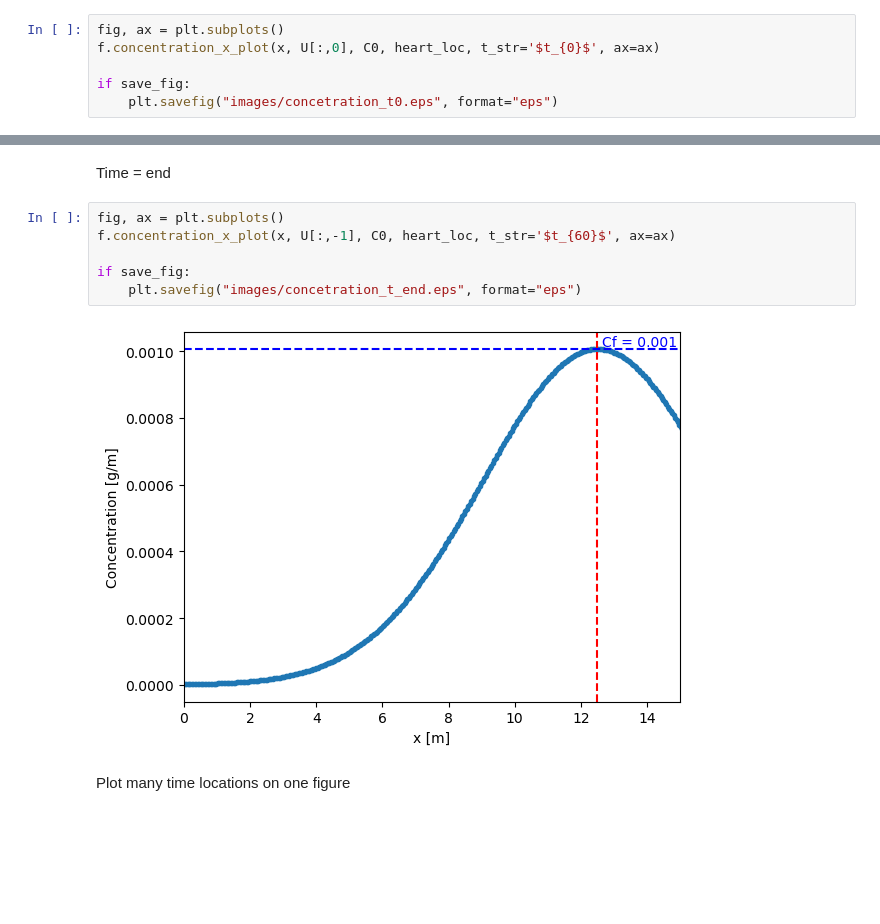
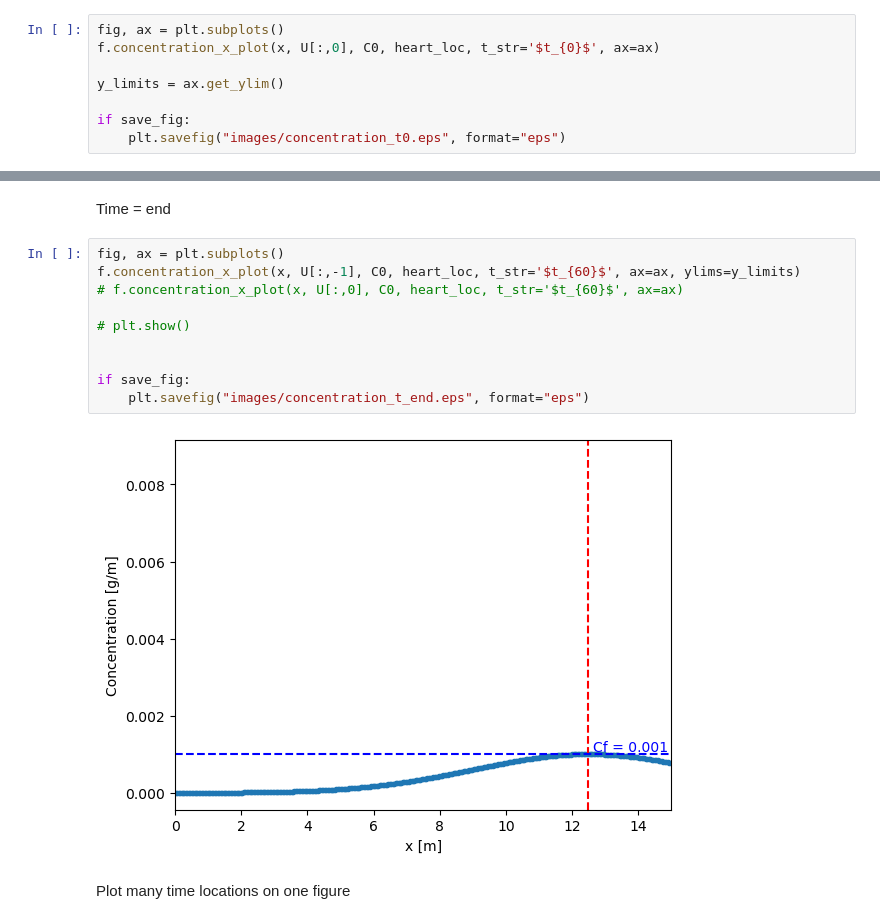
Before and after one commit to mattrflew/ind-maths-project-1-group-10, a Jupyter notebook: verify_analytical_solution.ipynb, the cells around one changed output, grey strips where cells are left out. Cells and saved outputs as stored; diff of their text form; blank space fills up the shorter version.

Commit message:
real world data figures

```diff
--- a/verify_analytical_solution.ipynb
+++ b/verify_analytical_solution.ipynb
@@ -96,20 +96,26 @@ Time = 0
 fig, ax = plt.subplots()
 f.concentration_x_plot(x, U[:,0], C0, heart_loc, t_str='$t_{0}$', ax=ax)
 
+y_limits = ax.get_ylim()
+
 if save_fig:
-    plt.savefig("images/concetration_t0.eps", format="eps")
+    plt.savefig("images/concentration_t0.eps", format="eps")
 # %% [output]
 [figure]
 # %% [markdown]
 Time = end
 # %%
 fig, ax = plt.subplots()
-f.concentration_x_plot(x, U[:,-1], C0, heart_loc, t_str='$t_{60}$', ax=ax)
+f.concentration_x_plot(x, U[:,-1], C0, heart_loc, t_str='$t_{60}$', ax=ax, ylims=y_limits)
+# f.concentration_x_plot(x, U[:,0], C0, heart_loc, t_str='$t_{60}$', ax=ax)
+
+# plt.show()
+
 
 if save_fig:
-    plt.savefig("images/concetration_t_end.eps", format="eps")
+    plt.savefig("images/concentration_t_end.eps", format="eps")
 # %% [output]
-[figure, old version]
+[figure, new version]
 # %% [markdown]
 Plot many time locations on one figure
 # %%
```
Also changed, not shown: parts of 1 cell of this notebook, 10 other files.
